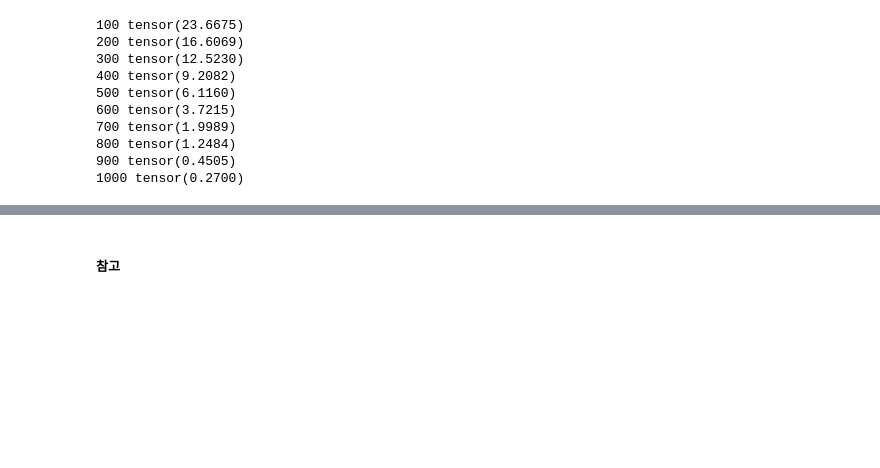
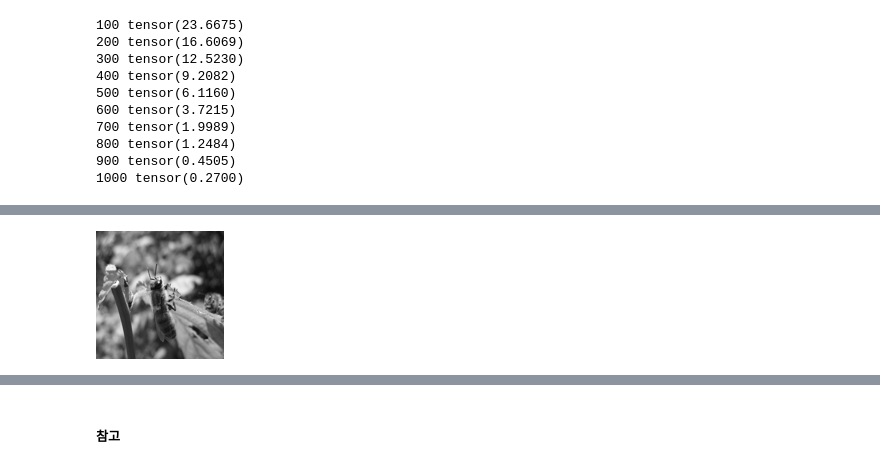
Before and after one commit to jaekyoungkim/DLMLwithTorch, a Jupyter notebook: pytorch를_활용한_머신러닝,_딥러닝_철저입문.ipynb, the cells around one changed output, grey strips where cells are left out. Saved outputs shown, nothing was run; the diff lists cells and outputs as text; code cells hidden in the pictures; blank space fills up the shorter version.

```diff
--- a/pytorch를_활용한_머신러닝,_딥러닝_철저입문.ipynb
+++ b/pytorch를_활용한_머신러닝,_딥러닝_철저입문.ipynb
@@ -1566,0 +1606,4 @@ from sklearn import datasets, model_selection
+# %%
+g
+# %% [output]
+[figure, added]
```
Also changed, not shown: parts of 88 cells of this notebook.
